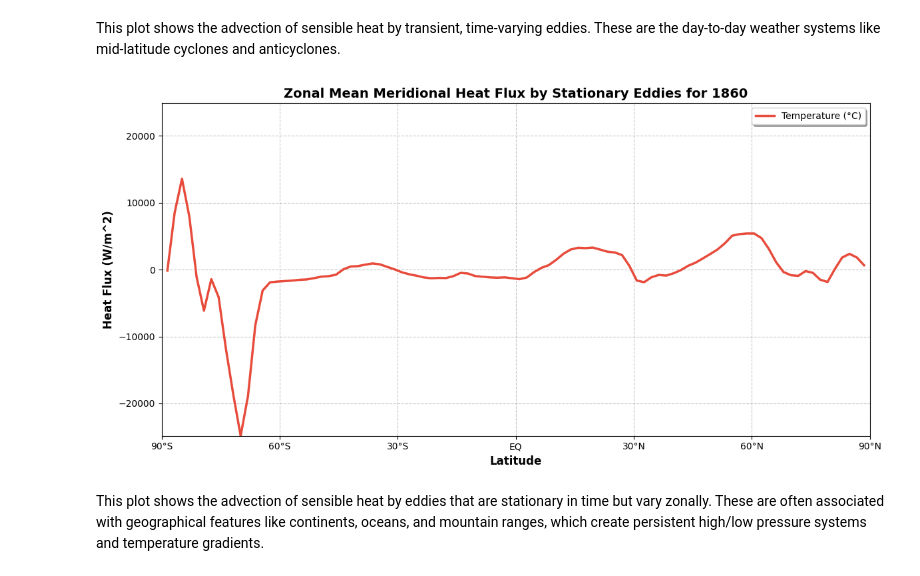
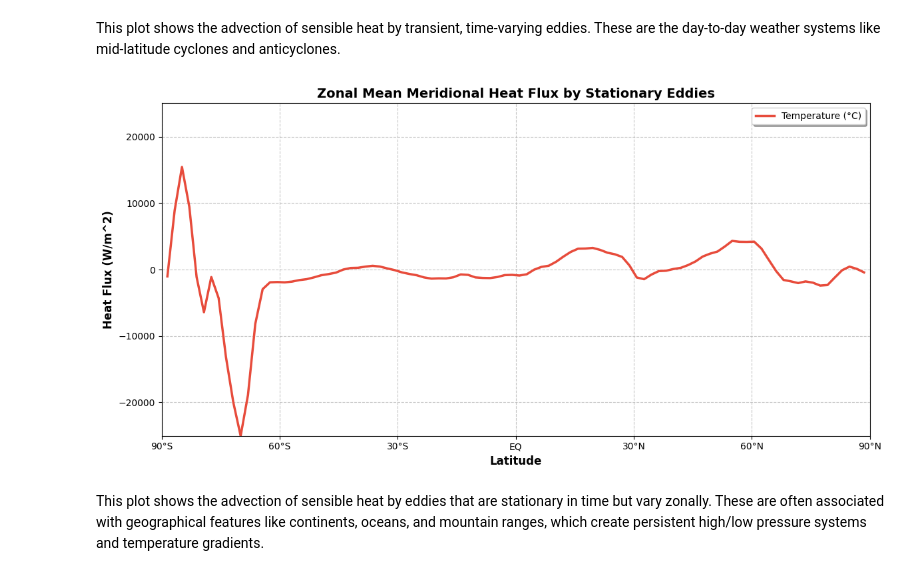
Before and after one commit to antonroefer/atmosphaeren-und-klimaphysik, a Jupyter notebook: notebooks/Übung 7.ipynb, the cells around one changed output. Drawn from its saved outputs; the diff is of its cells as text; code cells hidden in the pictures.

```diff
--- a/notebooks/Übung 7.ipynb
+++ b/notebooks/Übung 7.ipynb
@@ -9,9 +9,9 @@ import cmocean
 vas = xr.open_dataset(r'..\data\raw\vas_1860_1899.nc')
 tas = xr.open_dataset(r'..\data\raw\tas_1860_1899.nc')
 # %%
-t_mean_wind = vas.vas.groupby('time.year').mean('time')
+t_mean_wind = vas.vas.mean('time')
 # %%
-t_mean_temp = tas.tas.groupby('time.year').mean('time')
+t_mean_temp = tas.tas.mean('time')
 # %% [markdown]
 # a)
 # %%
@@ -142,6 +142,6 @@ This plot shows the zonal mean of the temperature and meridional wind speed. One
 # %%
 # Extract the first 12 months and broadcast the climatology for subtraction
 # This calculates the anomaly from the yearly mean for the first year (1860)
-spatial_var_temp = tas.tas[:12,:,:] - mean_zonal_temp[0,:].values[np.newaxis, :, np.newaxis]
-spatial_var_wind = vas.vas[:12,:,:] - mean_zonal_wind[0,:].values[np.newaxis, :, np.newaxis]
+spatial_var_temp = tas.tas - mean_zonal_temp.values[np.newaxis, :, np.newaxis]
+spatial_var_wind = vas.vas - mean_zonal_wind.values[np.newaxis, :, np.newaxis]
 # %%
@@ -349,7 +349,7 @@ This plot shows the temporal average of the product of temporal variations of te
 # %%
 spatial_spatial = cp * mean_zonal_temp * mean_zonal_wind
 # %%
-s_covariance = (spatial_var_temp * spatial_var_wind).groupby('time.year').mean('time')
+s_covariance = (spatial_var_temp * spatial_var_wind).mean('time')
 # %%
 s_t_covariance = cp * (t_covariance).mean('lon')
 s_s_covariance = cp * (s_covariance).mean('lon')
@@ -440,39 +440,39 @@ This plot shows the advection of sensible heat by transient, time-varying eddies
 fig, ax = plt.subplots(figsize=(12, 6))
 
 # Convert temperature from Kelvin to Celsius
-temperature_celsius = s_s_covariance[year, :]
+temperature_celsius = s_s_covariance[ :]
 
 edge = np.abs(temperature_celsius).max()
 
 # Plot temperature with improved styling
 ax.plot(mean_zonal_temp.lat, temperature_celsius,
     linewidth=2.5, color='#e74c3c', label='Temperature (°C)')
 
 # Add gridlines and improve aesthetics
 ax.grid(True, linestyle='--', alpha=0.7)
 ax.set_axisbelow(True)
 
 # Add labels and title
 ax.set_xlabel('Latitude', fontsize=12, fontweight='bold')
 ax.set_ylabel('Heat Flux (W/m^2)', fontsize=12, fontweight='bold')
-ax.set_title(f'Zonal Mean Meridional Heat Flux by Stationary Eddies for {year+1860}', fontsize=14, fontweight='bold')
+ax.set_title(f'Zonal Mean Meridional Heat Flux by Stationary Eddies', fontsize=14, fontweight='bold')
 ax.set_ylim(-edge,edge)
 
 
 # Add legend
 lines1, labels1 = ax.get_legend_handles_labels()
 
 ax.legend(lines1, labels1, loc='best', frameon=True, fancybox=True,
       shadow=True, fontsize=10)
 
 # Improve x-axis
 ax.set_xlim(-90, 90)
 ax.set_xticks([-90, -60, -30, 0, 30, 60, 90])
 ax.set_xticklabels(['90°S', '60°S', '30°S', 'EQ', '30°N', '60°N', '90°N'])
 
 plt.tight_layout()
 plt.show()
 # %% [output]
-[figure, old version]
+[figure, new version]
 # %% [markdown]
 This plot shows the advection of sensible heat by eddies that are stationary in time but vary zonally. These are often associated with geographical features like continents, oceans, and mountain ranges, which create persistent high/low pressure systems and temperature gradients.
```
Also changed, not shown: parts of 15 cells of this notebook.
